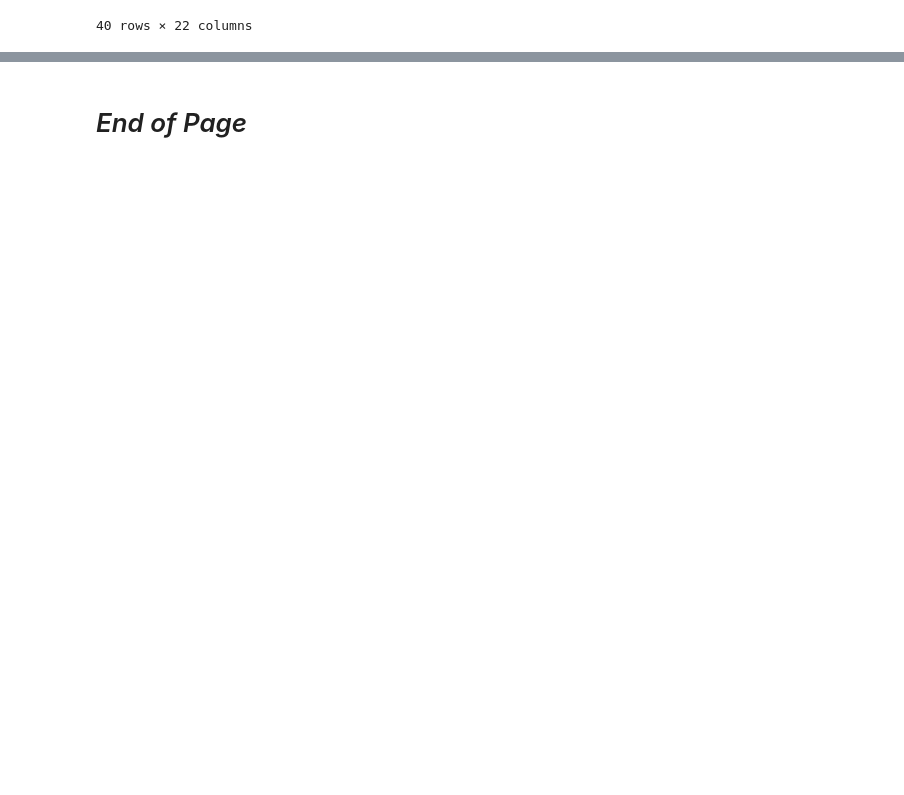
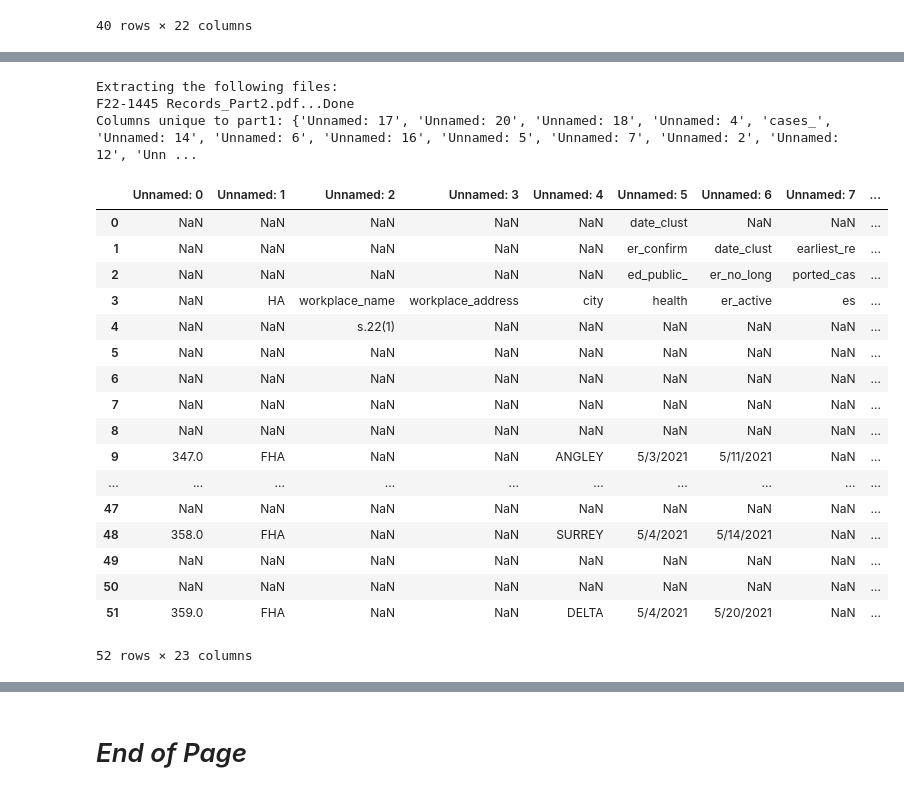
Before and after one commit to silvhua/BC-Covid-workplace-closures, a Jupyter notebook: notebooks/2023-03-23 parse PDF.ipynb, the cells around one changed output, grey strips where cells are left out. Saved outputs shown, nothing was run; the diff lists cells and outputs as text; code cells hidden in the pictures; blank space fills up the shorter version.

Commit message:
modified parse_pdf function so dataframes has correct number of columns

```diff
--- a/notebooks/2023-03-23 parse PDF.ipynb
+++ b/notebooks/2023-03-23 parse PDF.ipynb
@@ -323,0 +581,27 @@ df3.tail(40)
+# %%
+n_docs = 2
+filenames = [f'F22-1445 Records_Part{i}.pdf' for i in range(2,n_docs+1)]
+dfs5, unique_cols5 = parse_pdf(filenames, pages='10', filename=None)
+dfs5[0]
+# %% [output]
+Extracting the following files:
+F22-1445 Records_Part2.pdf...Done
+Columns unique to part1: {'Unnamed: 17', 'Unnamed: 20', 'Unnamed: 18', 'Unnamed: 4', 'cases_', 'Unnamed: 14', 'Unnamed: 6', 'Unnamed: 16', 'Unnamed: 5', 'Unnamed: 7', 'Unnamed: 2', 'Unnamed: 12', 'Unn ...
+|  | Unnamed: 0 | Unnamed: 1 | Unnamed: 2 | Unnamed: 3 | Unnamed: 4 | Unnamed: 5 | Unnamed: 6 | Unnamed: 7 | ... |
+| 0 | NaN | NaN | NaN | NaN | NaN | date_clust | NaN | NaN | ... |
+| 1 | NaN | NaN | NaN | NaN | NaN | er_confirm | date_clust | earliest_re | ... |
+| 2 | NaN | NaN | NaN | NaN | NaN | ed_public_ | er_no_long | ported_cas | ... |
+| 3 | NaN | HA | workplace_name | workplace_address | city | health | er_active | es | ... |
+| 4 | NaN | NaN | s.22(1) | NaN | NaN | NaN | NaN | NaN | ... |
+| 5 | NaN | NaN | NaN | NaN | NaN | NaN | NaN | NaN | ... |
+| 6 | NaN | NaN | NaN | NaN | NaN | NaN | NaN | NaN | ... |
+| 7 | NaN | NaN | NaN | NaN | NaN | NaN | NaN | NaN | ... |
+| 8 | NaN | NaN | NaN | NaN | NaN | NaN | NaN | NaN | ... |
+| 9 | 347.0 | FHA | NaN | NaN | ANGLEY | 5/3/2021 | 5/11/2021 | NaN | ... |
+| ... | ... | ... | ... | ... | ... | ... | ... | ... | ... |
+| 47 | NaN | NaN | NaN | NaN | NaN | NaN | NaN | NaN | ... |
+| 48 | 358.0 | FHA | NaN | NaN | SURREY | 5/4/2021 | 5/14/2021 | NaN | ... |
+| 49 | NaN | NaN | NaN | NaN | NaN | NaN | NaN | NaN | ... |
+| 50 | NaN | NaN | NaN | NaN | NaN | NaN | NaN | NaN | ... |
+| 51 | 359.0 | FHA | NaN | NaN | DELTA | 5/4/2021 | 5/20/2021 | NaN | ... |
+52 rows × 23 columns
```
Also changed, not shown: parts of 59 cells of this notebook.
